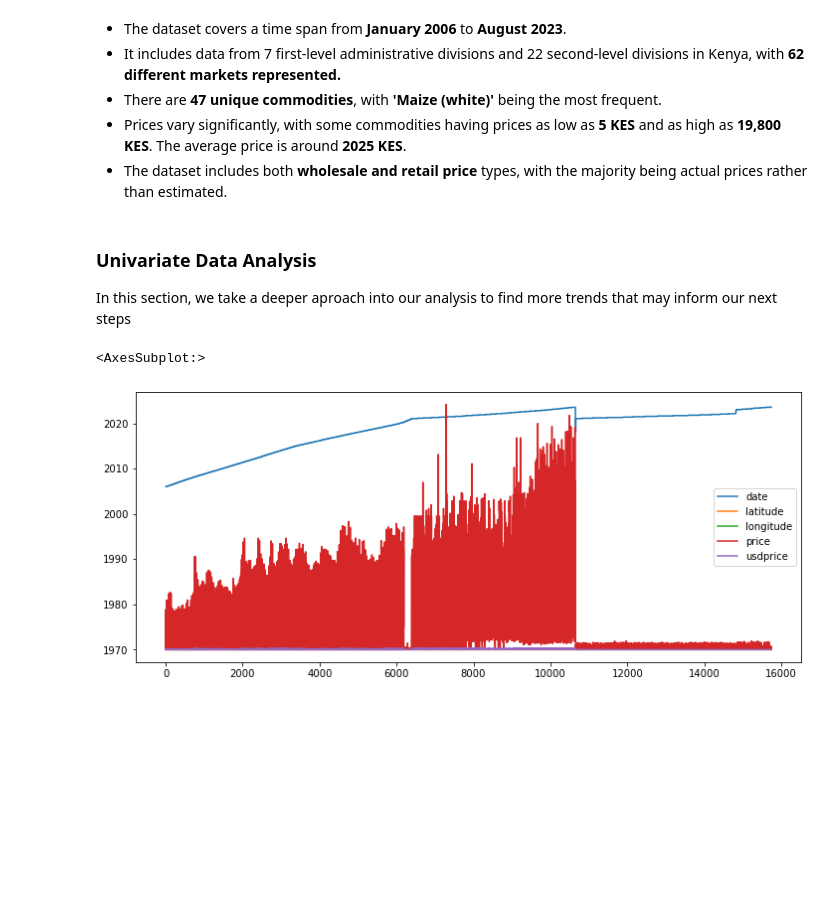
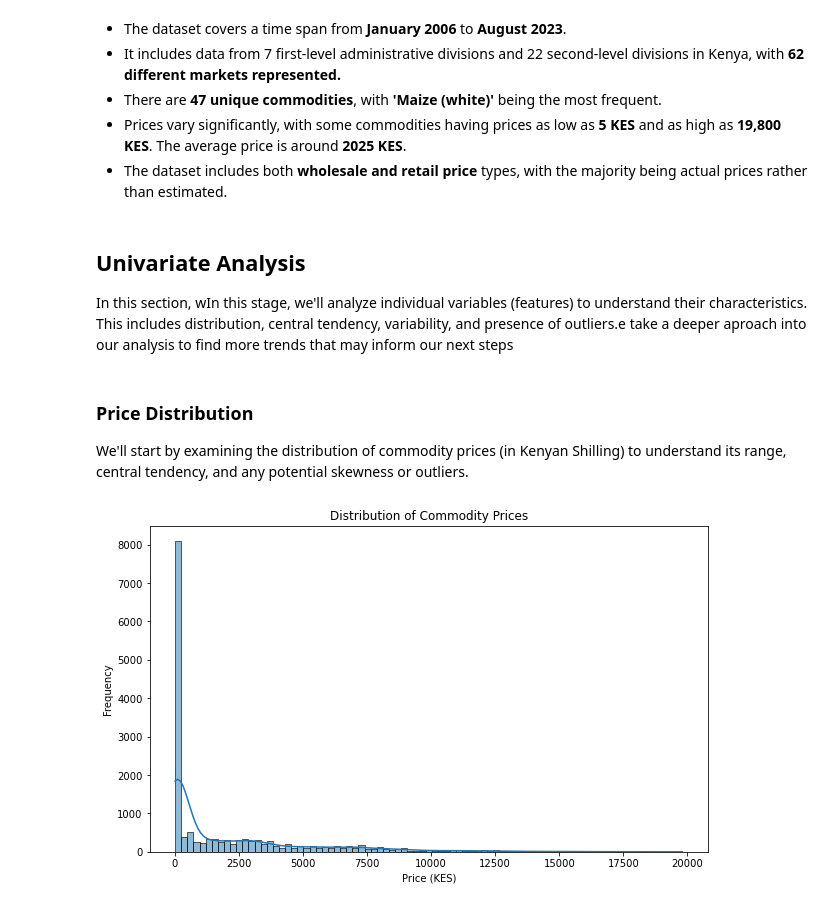
Before and after one commit to Mwenda-Mugambi/Commodity_Price_Forecasting, a Jupyter notebook: Notebook.ipynb, the cells around one changed output. Saved outputs shown, nothing was run; the diff lists cells and outputs as text; code cells hidden in the pictures; blank space fills up the shorter version.

Commit message:
started univariate analysis

```diff
--- a/Notebook.ipynb
+++ b/Notebook.ipynb
@@ -212,12 +212,18 @@ data.describe(include='all', datetime_is_numeric=True)
 * Prices vary significantly, with some commodities having prices as low as **5 KES** and as high as **19,800 KES**. The average price is around **2025 KES**.
 * The dataset includes both **wholesale and retail price** types, with the majority being actual prices rather than estimated.
 # %% [markdown]
-### Univariate Data Analysis
-In this section, we take a deeper aproach into our analysis to find more trends that may inform our next steps
+## Univariate Analysis
+In this section, wIn this stage, we'll analyze individual variables (features) to understand their characteristics. This includes distribution, central tendency, variability, and presence of outliers.e take a deeper aproach into our analysis to find more trends that may inform our next steps
-# %%
-#Plotting Distribution plots
-plt
-data.distplot(figsize=(12,5))
-# %% [output]
-<AxesSubplot:>
-[figure, removed]
+# %% [markdown]
+### Price Distribution
+We'll start by examining the distribution of commodity prices (in Kenyan Shilling) to understand its range, central tendency, and any potential skewness or outliers.
+# %%
+# Plotting the distribution of prices
+plt.figure(figsize=(10, 6))
+sns.histplot(data['price'], kde=True, bins= 'auto')
+plt.title('Distribution of Commodity Prices')
+plt.xlabel('Price (KES)')
+plt.ylabel('Frequency')
+plt.show()
+# %% [output]
+[figure, added]
```
Also changed, not shown: parts of 1 cell of this notebook.
